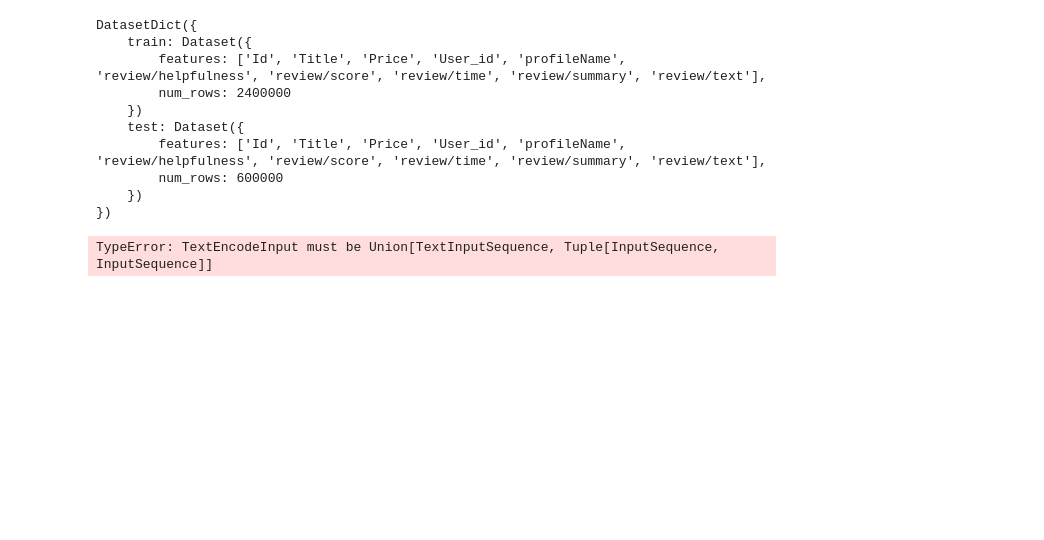
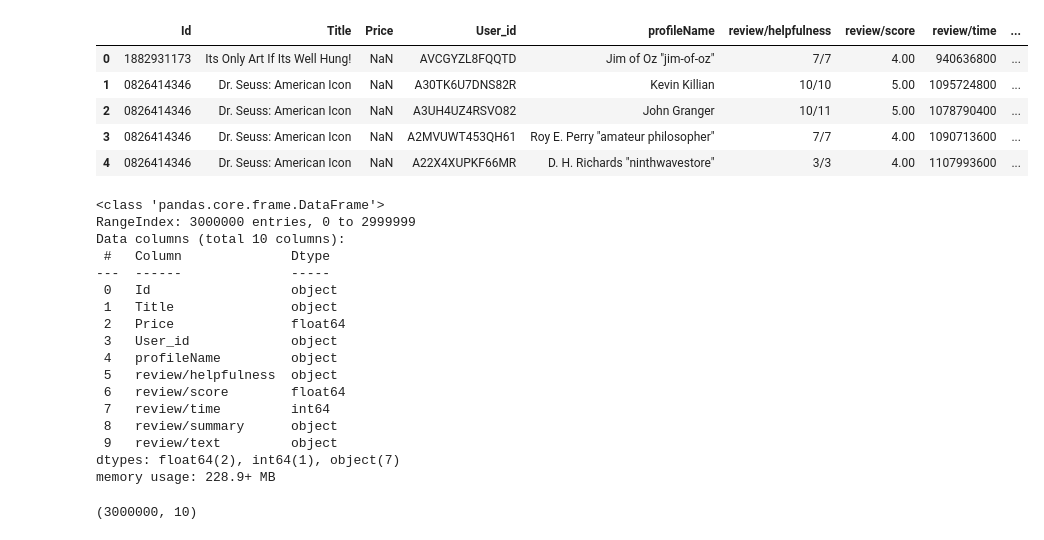
Before and after one commit to mud66/Recommender-System-GoodReads, a Jupyter notebook: EDA.ipynb, the cells around one changed output. Saved outputs shown, nothing was run; the diff lists cells and outputs as text; code cells hidden in the pictures; blank space fills up the shorter version.

```diff
--- a/EDA.ipynb
+++ b/EDA.ipynb
@@ -11,0 +1,22 @@ reviews = load_dataset('csv', data_files = 'Data/Books_rating.csv', split = 'tra
+# %%
+import pandas as pd
+import numpy as np
+
+from matplotlib import pyplot as plt
+import seaborn as sns
+from sklearn.metrics.pairwise import cosine_similarity
+from sklearn.feature_extraction.text import TfidfVectorizer
+
+import nltk
+nltk.download('all')
+
+from nltk.stem import WordNetLemmatizer
+from nltk.sentiment import SentimentIntensityAnalyzer
+from nltk.corpus import stopwords
+
+pd.set_option('display.max_columns', 50)
+pd.set_option('display.float_format', lambda x: '%.2f' % x)
+pd.set_option('display.width', 200)
+
+import warnings
+warnings.filterwarnings("ignore")
@@ -12,2 +41,2 @@ reviews = load_dataset('csv', data_files = 'Data/Books_rating.csv', split = 'tra
 # %%
-df = pd.read_csv('Data/Books_rating.csv')
+books = pd.read_csv('Data/Books_rating.csv')
@@ -30,13 +42,0 @@ df
-# %%
-reviews
-# %% [output]
-DatasetDict({
-    train: Dataset({
-        features: ['Id', 'Title', 'Price', 'User_id', 'profileName', 'review/helpfulness', 'review/score', 'review/time', 'review/summary', 'review/text'],
-        num_rows: 2400000
-    })
-    test: Dataset({
-        features: ['Id', 'Title', 'Price', 'User_id', 'profileName', 'review/helpfulness', 'review/score', 'review/time', 'review/summary', 'review/text'],
-        num_rows: 600000
-    })
-})
@@ -47,4 +42,0 @@ def preprocess_function(examples):
-# %%
-tokenized_reviews = reviews.map(preprocess_function, batched=True)
-# %% [output]
-TypeError: TextEncodeInput must be Union[TextInputSequence, Tuple[InputSequence, InputSequence]]
@@ -52,0 +43,33 @@ data_collator = DataCollatorWithPadding(tokenizer=tokenizer)
+# %%
+books.head()
+# %% [output]
+|  | Id | Title | Price | User_id | profileName | review/helpfulness | review/score | review/time | ... |
+| 0 | 1882931173 | Its Only Art If Its Well Hung! | NaN | AVCGYZL8FQQTD | Jim of Oz "jim-of-oz" | 7/7 | 4.00 | 940636800 | ... |
+| 1 | 0826414346 | Dr. Seuss: American Icon | NaN | A30TK6U7DNS82R | Kevin Killian | 10/10 | 5.00 | 1095724800 | ... |
+| 2 | 0826414346 | Dr. Seuss: American Icon | NaN | A3UH4UZ4RSVO82 | John Granger | 10/11 | 5.00 | 1078790400 | ... |
+| 3 | 0826414346 | Dr. Seuss: American Icon | NaN | A2MVUWT453QH61 | Roy E. Perry "amateur philosopher" | 7/7 | 4.00 | 1090713600 | ... |
+| 4 | 0826414346 | Dr. Seuss: American Icon | NaN | A22X4XUPKF66MR | D. H. Richards "ninthwavestore" | 3/3 | 4.00 | 1107993600 | ... |
+# %%
+books.info()
+# %% [output]
+<class 'pandas.core.frame.DataFrame'>
+RangeIndex: 3000000 entries, 0 to 2999999
+Data columns (total 10 columns):
+ #   Column              Dtype
+---  ------              -----
+ 0   Id                  object
+ 1   Title               object
+ 2   Price               float64
+ 3   User_id             object
+ 4   profileName         object
+ 5   review/helpfulness  object
+ 6   review/score        float64
+ 7   review/time         int64
+ 8   review/summary      object
+ 9   review/text         object
+dtypes: float64(2), int64(1), object(7)
+memory usage: 228.9+ MB
+# %%
+books.shape
+# %% [output]
+(3000000, 10)
```
Also changed, not shown: parts of 24 cells of this notebook, 1 other file.
